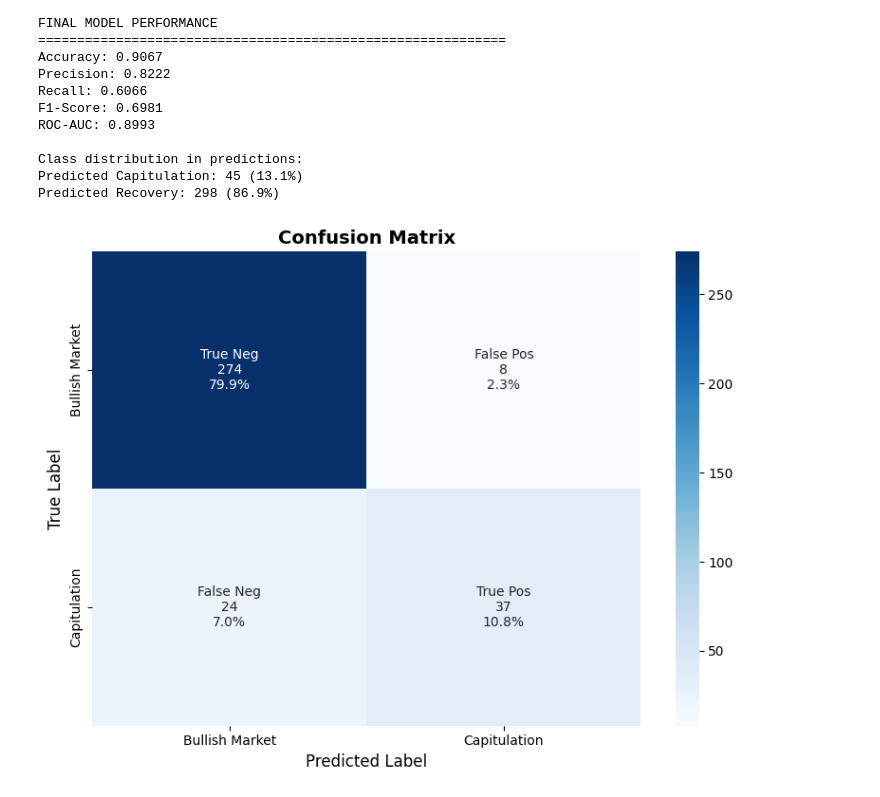
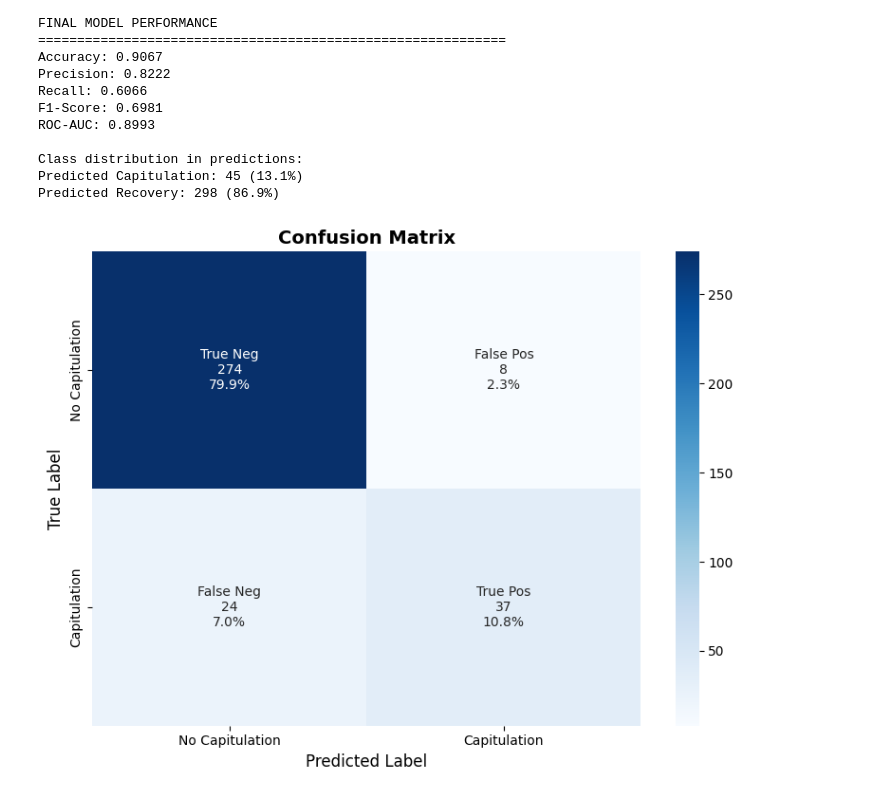
Before and after one commit to eduardocis/Bitcoin_Capitulation_NN_Predictor, a Jupyter notebook: code.ipynb, the cells around one changed output. Drawn from its saved outputs; the diff is of its cells as text; code cells hidden in the pictures.

```diff
--- a/code.ipynb
+++ b/code.ipynb
@@ -629,23 +577,23 @@ Predicted Recovery: 298 (86.9%)
 # %%
 plt.figure(figsize=(8, 6))
 cm = confusion_matrix(actuals, predictions)
 
 # Create labels with TN, FP, FN, TP
 group_names = ['True Neg', 'False Pos', 'False Neg', 'True Pos']
 group_counts = [f'{value}' for value in cm.flatten()]
 group_percentages = [f'{value:.1%}' for value in cm.flatten()/np.sum(cm)]
 
 # Combine labels
 labels = [f'{v1}\n{v2}\n{v3}' for v1, v2, v3 in zip(group_names, group_counts, group_percentages)]
 labels = np.asarray(labels).reshape(2,2)
 
 sns.heatmap(cm, annot=labels, fmt='', cmap='Blues', cbar=True,
-            xticklabels=['Bullish Market', 'Capitulation'],
-            yticklabels=['Bullish Market', 'Capitulation'])
+            xticklabels=['No Capitulation', 'Capitulation'],
+            yticklabels=['No Capitulation', 'Capitulation'])
 plt.title('Confusion Matrix', fontsize=14, fontweight='bold')
 plt.xlabel('Predicted Label', fontsize=12)
 plt.ylabel('True Label', fontsize=12)
 plt.tight_layout()
 plt.show()
 # %% [output]
-[figure, old version]
+[figure, new version]
```
Also changed, not shown: parts of 1 cell of this notebook.
